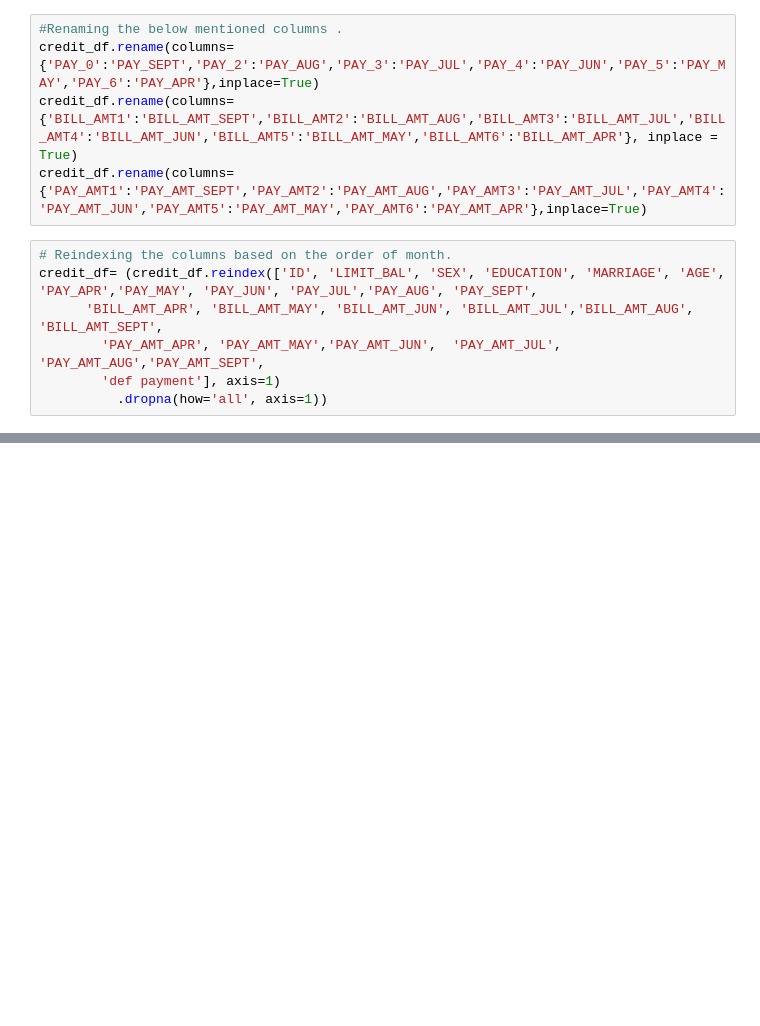
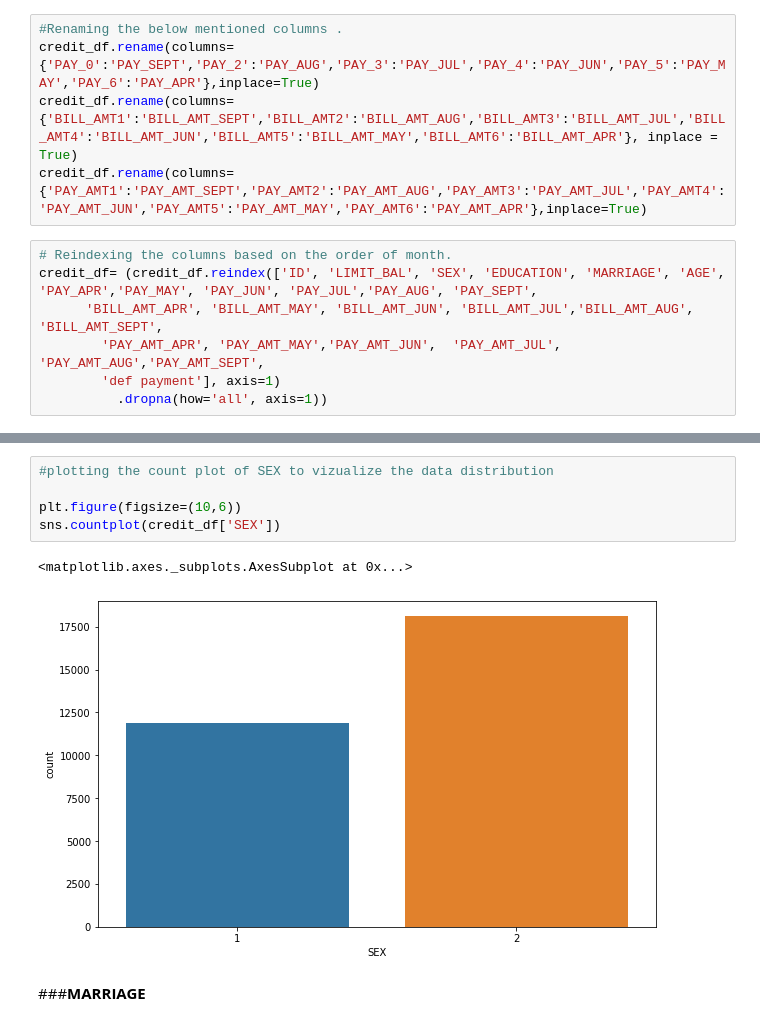
Before and after one commit to ansonsibi1/Credit-Card-Default-Prediction---Capstone-Project, a Jupyter notebook: Credit_Card_Default_Prediction_Capstone_Project.ipynb, the cells around one changed output, grey strips where cells are left out. Saved outputs shown, nothing was run; the diff lists cells and outputs as text; blank space fills up the shorter version.

```diff
--- a/Credit_Card_Default_Prediction_Capstone_Project.ipynb
+++ b/Credit_Card_Default_Prediction_Capstone_Project.ipynb
@@ -211,0 +255,10 @@ credit_df= (credit_df.reindex(['ID', 'LIMIT_BAL', 'SEX', 'EDUCATION', 'MARRIAGE'
+# %%
+#plotting the count plot of SEX to vizualize the data distribution
+
+plt.figure(figsize=(10,6))
+sns.countplot(credit_df['SEX'])
+# %% [output]
+<matplotlib.axes._subplots.AxesSubplot at 0x...>
+[figure, added]
+# %% [markdown]
+###**MARRIAGE**
```
Also changed, not shown: parts of 41 cells of this notebook.
